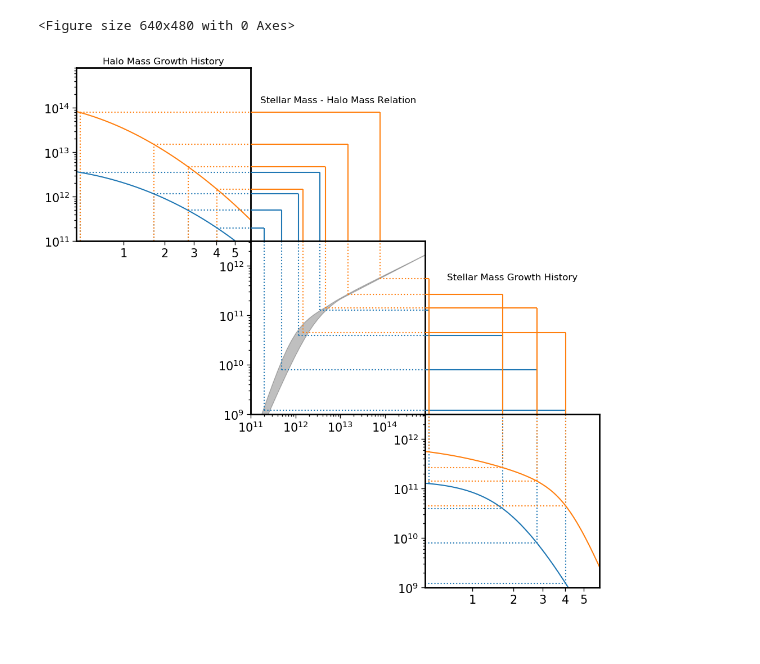
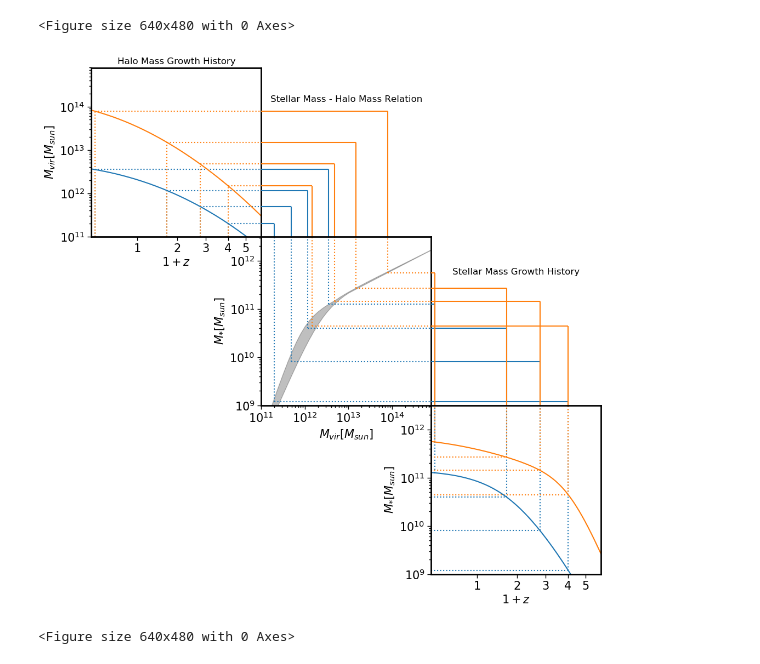
Before and after one commit to PipGrylls/STEEL, a Jupyter notebook: Notebooks/Plots/Thesis.ipynb, the cells around one changed output. Cells and saved outputs as stored; diff of their text form; code cells hidden in the pictures.

```diff
--- a/Notebooks/Plots/Thesis.ipynb
+++ b/Notebooks/Plots/Thesis.ipynb
@@ -513,31 +513,44 @@ def walk_though(figure, z_ix , h_ix):
     _z = np.log10(z[z_ix]+1)
 
     for ix, m in enumerate(hm):
         hm_z_stack = np.vstack((_z, hm[ix])).T
         sm_z_stack = np.vstack((_z, sm[ix])).T
         hm_sm_stack = np.vstack((hm[ix], sm[ix])).T
         # get display coords for each corner
         ax1_corner = axes[0].transData.transform(hm_z_stack)
         ax2_corner = axes[2].transData.transform(hm_sm_stack)
         ax3_corner = axes[4].transData.transform(sm_z_stack)
 
         ah1_corner = np.vstack((ax2_corner[:,0], ax1_corner[:,1])).T
         ah2_corner = np.vstack((ax3_corner[:,0], ax2_corner[:,1])).T
 
         c = next(colourcycler)
 
         line_plot(axes[0], ax1_corner, colour = c, x_lim='max', y_lim='min')
         line_plot(axes[1], ah1_corner, colour = c, x_lim='min', y_lim='min', fmt="-")
         line_plot(axes[2], ax2_corner, colour = c, x_lim='max', y_lim='max')
         line_plot(axes[3], ah2_corner, colour = c, x_lim='min', y_lim='min', fmt="-")
         line_plot(axes[4], ax3_corner, colour = c, x_lim='min', y_lim='max')
 
 
 walk_though(fig, z_index, hm_slice)
 
+
+ax1.set_xlabel(r"$1+z$")
+ax1.set_ylabel(r"$M_{vir}[M_{sun}]$")
+
+ax2.set_xlabel(r"$M_{vir}[M_{sun}]$")
+ax2.set_ylabel(r"$M_{*}[M_{sun}]$")
+
+ax3.set_xlabel(r"$1+z$")
+ax3.set_ylabel(r"$M_{*}[M_{sun}]$")
+
 ax1.set_title("Halo Mass Growth History", fontsize = 12, pad = 5)
 hidden1.set_title("Stellar Mass - Halo Mass Relation", fontsize = 12, pad = -45)
 hidden2.set_title("Stellar Mass Growth History", fontsize = 12, pad = -50)
+plt.savefig(AbsPath+"/Figures/Thesis/HMGH_to_SMGH.png")
 plt.show()
+plt.clf()
 # %% [output]
-[figure, old version]
+[figure, new version]
+<Figure size 640x480 with 0 Axes>
```
Also changed, not shown: parts of 2 cells of this notebook.
